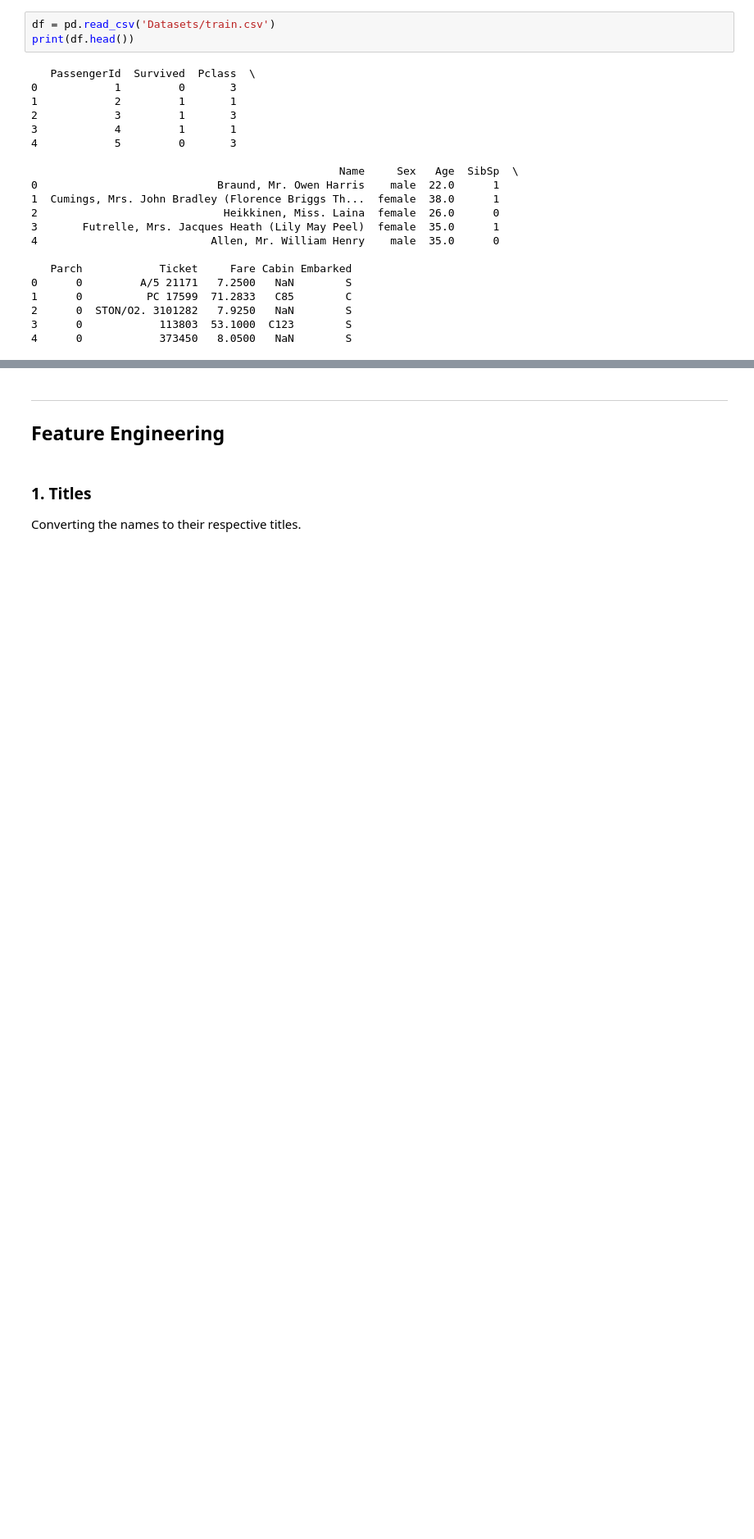
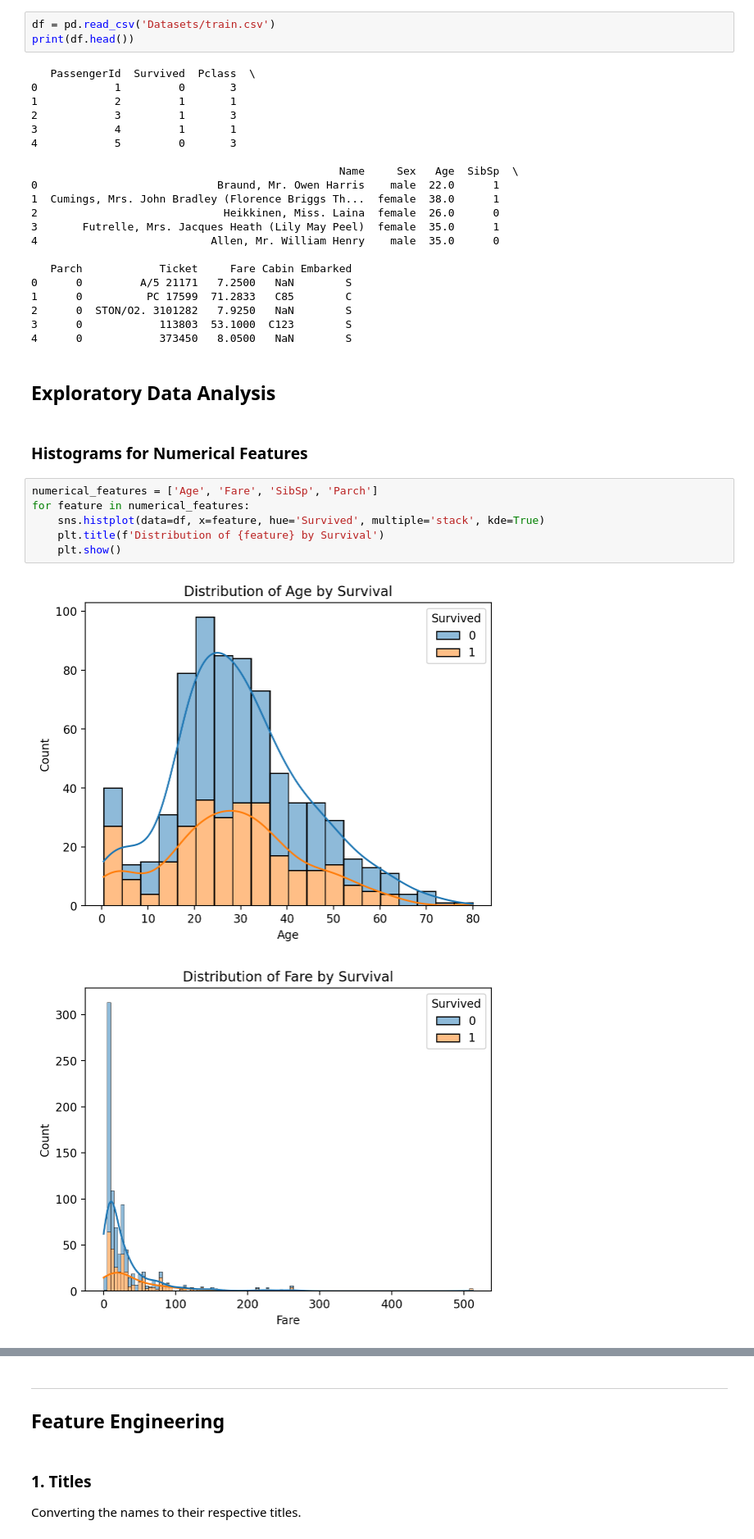
Before and after one commit to Prajwalnazre/Titanic, a Jupyter notebook: Titanic.ipynb, the cells around one changed output, grey strips where cells are left out. Shown at 82% size. Drawn from its saved outputs; the diff is of its cells as text; blank space fills up the shorter version.

```diff
--- a/Titanic.ipynb
+++ b/Titanic.ipynb
@@ -51,3 +68,16 @@ print(df.head())
 2      0  STON/O2. 3101282   7.9250   NaN        S
 3      0            113803  53.1000  C123        S
 4      0            373450   8.0500   NaN        S
+# %% [markdown]
+## Exploratory Data Analysis
+# %% [markdown]
+### Histograms for Numerical Features
+# %%
+numerical_features = ['Age', 'Fare', 'SibSp', 'Parch']
+for feature in numerical_features:
+    sns.histplot(data=df, x=feature, hue='Survived', multiple='stack', kde=True)
+    plt.title(f'Distribution of {feature} by Survival')
+    plt.show()
+# %% [output]
+[figure, added]
+[figure, added]
```
Also changed, not shown: parts of 123 cells of this notebook, 19 other files.
